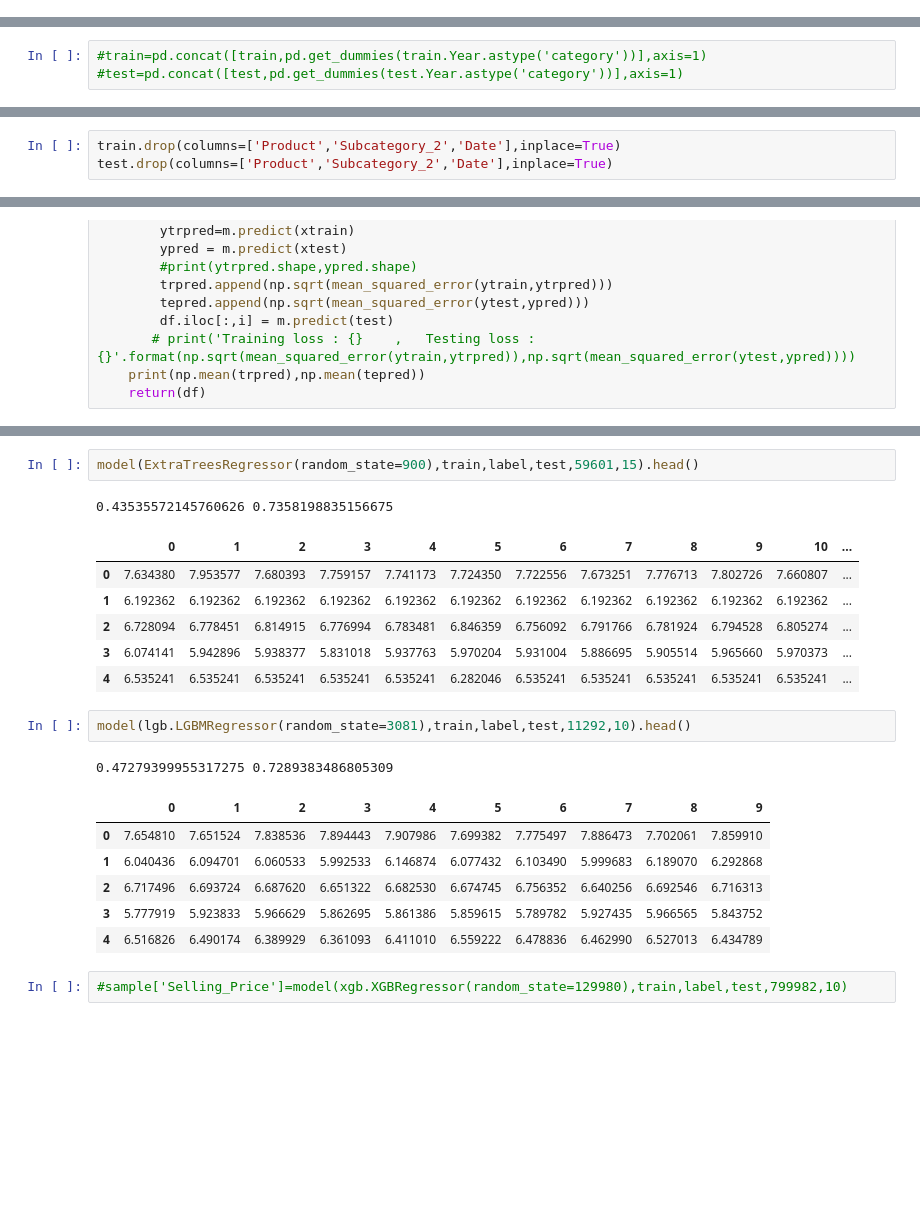
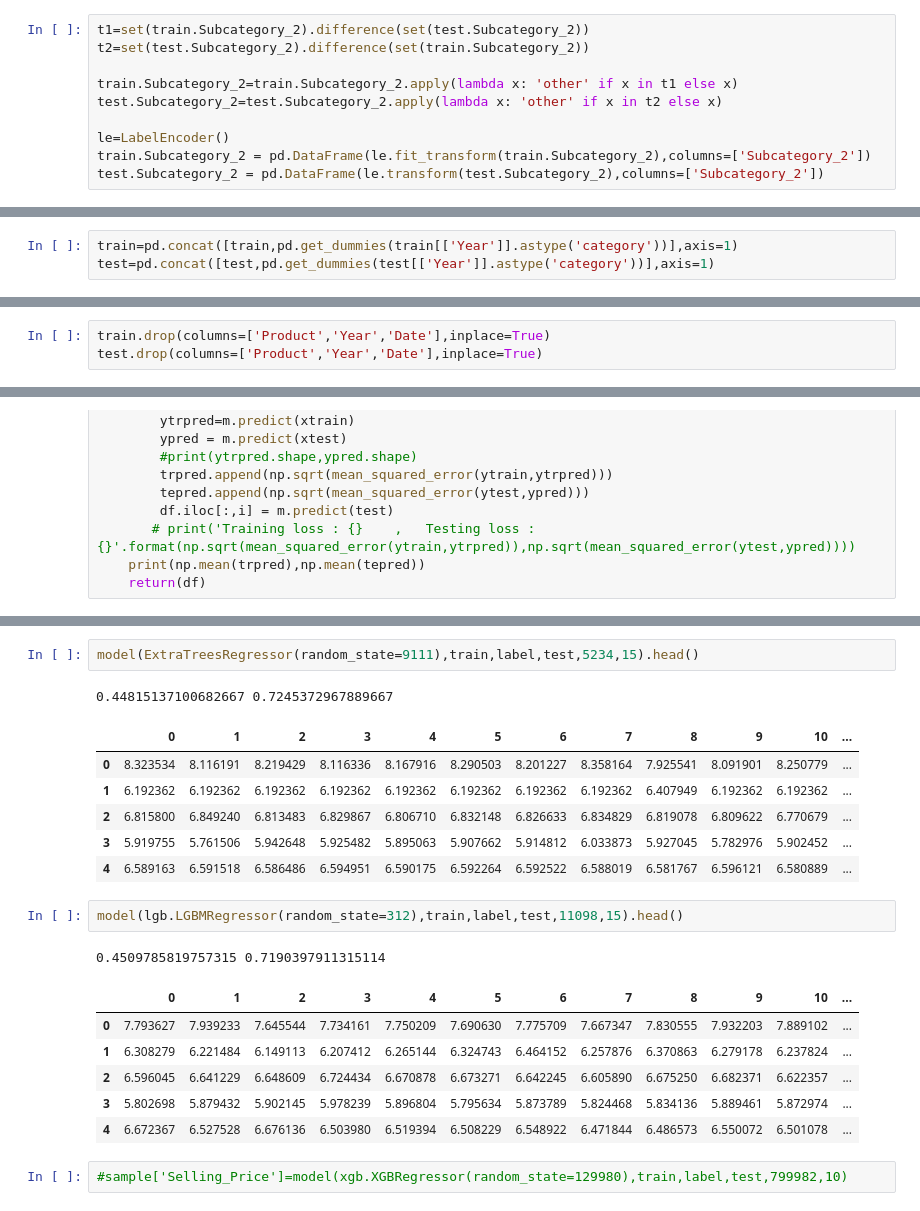
Before and after one commit to RahulGupta16/Machinehack-E-Commerce-product-price-prediction, a Jupyter notebook: Untitled.ipynb, the cells around one changed output, grey strips where cells are left out. Cells and saved outputs as stored; diff of their text form; blank space fills up the shorter version.

```diff
--- a/Untitled.ipynb
+++ b/Untitled.ipynb
@@ -262,0 +217,10 @@ Name: Subcategory_2, Length: 336, dtype: int64
+# %%
+t1=set(train.Subcategory_2).difference(set(test.Subcategory_2))
+t2=set(test.Subcategory_2).difference(set(train.Subcategory_2))
+
+train.Subcategory_2=train.Subcategory_2.apply(lambda x: 'other' if x in t1 else x)
+test.Subcategory_2=test.Subcategory_2.apply(lambda x: 'other' if x in t2 else x)
+
+le=LabelEncoder()
+train.Subcategory_2 = pd.DataFrame(le.fit_transform(train.Subcategory_2),columns=['Subcategory_2'])
+test.Subcategory_2 = pd.DataFrame(le.transform(test.Subcategory_2),columns=['Subcategory_2'])
@@ -263,6 +235,6 @@ Name: Subcategory_2, Length: 336, dtype: int64
 # %%
-#train=pd.concat([train,pd.get_dummies(train.Year.astype('category'))],axis=1)
-#test=pd.concat([test,pd.get_dummies(test.Year.astype('category'))],axis=1)
+train=pd.concat([train,pd.get_dummies(train[['Year']].astype('category'))],axis=1)
+test=pd.concat([test,pd.get_dummies(test[['Year']].astype('category'))],axis=1)
 # %%
 train.shape,test.shape
 # %% [output]
@@ -270,6 +242,6 @@ train.shape,test.shape
 # %%
-train.drop(columns=['Product','Subcategory_2','Date'],inplace=True)
-test.drop(columns=['Product','Subcategory_2','Date'],inplace=True)
+train.drop(columns=['Product','Year','Date'],inplace=True)
+test.drop(columns=['Product','Year','Date'],inplace=True)
 # %%
 label =train['Selling_Price']
 train.drop(columns=['Selling_Price'],inplace=True)
@@ -368,23 +340,23 @@ model(xgb.XGBRegressor(random_state=186098),train,label,test,59098,10).head()
 # %%
-model(ExtraTreesRegressor(random_state=900),train,label,test,59601,15).head()
+model(ExtraTreesRegressor(random_state=9111),train,label,test,5234,15).head()
 # %% [output]
-0.43535572145760626 0.7358198835156675
+0.44815137100682667 0.7245372967889667
 |  | 0 | 1 | 2 | 3 | 4 | 5 | 6 | 7 | 8 | 9 | 10 | ... |
-| 0 | 7.634380 | 7.953577 | 7.680393 | 7.759157 | 7.741173 | 7.724350 | 7.722556 | 7.673251 | 7.776713 | 7.802726 | 7.660807 | ... |
-| 1 | 6.192362 | 6.192362 | 6.192362 | 6.192362 | 6.192362 | 6.192362 | 6.192362 | 6.192362 | 6.192362 | 6.192362 | 6.192362 | ... |
-| 2 | 6.728094 | 6.778451 | 6.814915 | 6.776994 | 6.783481 | 6.846359 | 6.756092 | 6.791766 | 6.781924 | 6.794528 | 6.805274 | ... |
-| 3 | 6.074141 | 5.942896 | 5.938377 | 5.831018 | 5.937763 | 5.970204 | 5.931004 | 5.886695 | 5.905514 | 5.965660 | 5.970373 | ... |
-| 4 | 6.535241 | 6.535241 | 6.535241 | 6.535241 | 6.535241 | 6.282046 | 6.535241 | 6.535241 | 6.535241 | 6.535241 | 6.535241 | ... |
+| 0 | 8.323534 | 8.116191 | 8.219429 | 8.116336 | 8.167916 | 8.290503 | 8.201227 | 8.358164 | 7.925541 | 8.091901 | 8.250779 | ... |
+| 1 | 6.192362 | 6.192362 | 6.192362 | 6.192362 | 6.192362 | 6.192362 | 6.192362 | 6.192362 | 6.407949 | 6.192362 | 6.192362 | ... |
+| 2 | 6.815800 | 6.849240 | 6.813483 | 6.829867 | 6.806710 | 6.832148 | 6.826633 | 6.834829 | 6.819078 | 6.809622 | 6.770679 | ... |
+| 3 | 5.919755 | 5.761506 | 5.942648 | 5.925482 | 5.895063 | 5.907662 | 5.914812 | 6.033873 | 5.927045 | 5.782976 | 5.902452 | ... |
+| 4 | 6.589163 | 6.591518 | 6.586486 | 6.594951 | 6.590175 | 6.592264 | 6.592522 | 6.588019 | 6.581767 | 6.596121 | 6.580889 | ... |
 # %%
-model(lgb.LGBMRegressor(random_state=3081),train,label,test,11292,10).head()
+model(lgb.LGBMRegressor(random_state=312),train,label,test,11098,15).head()
 # %% [output]
-0.47279399955317275 0.7289383486805309
+0.4509785819757315 0.7190397911315114
-|  | 0 | 1 | 2 | 3 | 4 | 5 | 6 | 7 | 8 | 9 |
-| 0 | 7.654810 | 7.651524 | 7.838536 | 7.894443 | 7.907986 | 7.699382 | 7.775497 | 7.886473 | 7.702061 | 7.859910 |
-| 1 | 6.040436 | 6.094701 | 6.060533 | 5.992533 | 6.146874 | 6.077432 | 6.103490 | 5.999683 | 6.189070 | 6.292868 |
-| 2 | 6.717496 | 6.693724 | 6.687620 | 6.651322 | 6.682530 | 6.674745 | 6.756352 | 6.640256 | 6.692546 | 6.716313 |
-| 3 | 5.777919 | 5.923833 | 5.966629 | 5.862695 | 5.861386 | 5.859615 | 5.789782 | 5.927435 | 5.966565 | 5.843752 |
-| 4 | 6.516826 | 6.490174 | 6.389929 | 6.361093 | 6.411010 | 6.559222 | 6.478836 | 6.462990 | 6.527013 | 6.434789 |
+|  | 0 | 1 | 2 | 3 | 4 | 5 | 6 | 7 | 8 | 9 | 10 | ... |
+| 0 | 7.793627 | 7.939233 | 7.645544 | 7.734161 | 7.750209 | 7.690630 | 7.775709 | 7.667347 | 7.830555 | 7.932203 | 7.889102 | ... |
+| 1 | 6.308279 | 6.221484 | 6.149113 | 6.207412 | 6.265144 | 6.324743 | 6.464152 | 6.257876 | 6.370863 | 6.279178 | 6.237824 | ... |
+| 2 | 6.596045 | 6.641229 | 6.648609 | 6.724434 | 6.670878 | 6.673271 | 6.642245 | 6.605890 | 6.675250 | 6.682371 | 6.622357 | ... |
+| 3 | 5.802698 | 5.879432 | 5.902145 | 5.978239 | 5.896804 | 5.795634 | 5.873789 | 5.824468 | 5.834136 | 5.889461 | 5.872974 | ... |
+| 4 | 6.672367 | 6.527528 | 6.676136 | 6.503980 | 6.519394 | 6.508229 | 6.548922 | 6.471844 | 6.486573 | 6.550072 | 6.501078 | ... |
 # %%
 #sample['Selling_Price']=model(xgb.XGBRegressor(random_state=129980),train,label,test,799982,10)
 # %%
```
Also changed, not shown: parts of 18 cells of this notebook, 1 other file.
